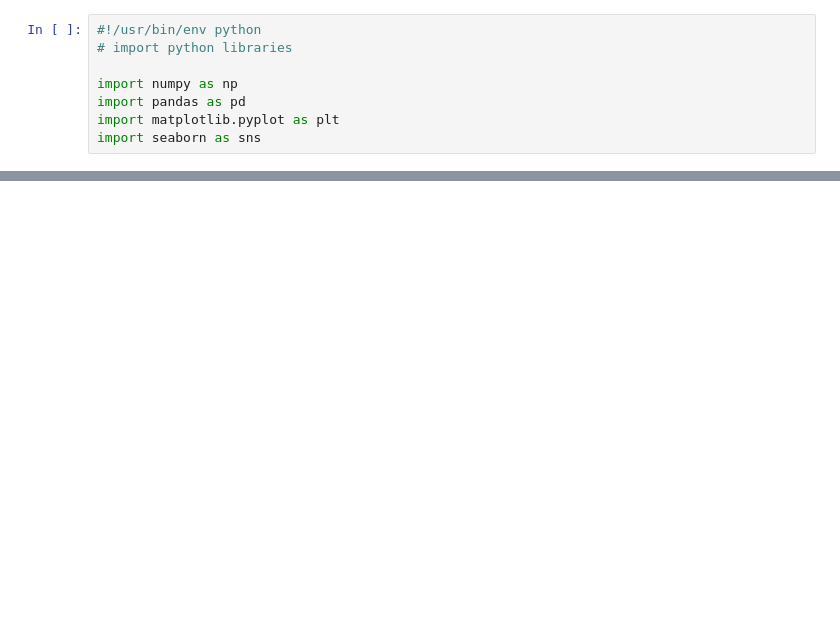
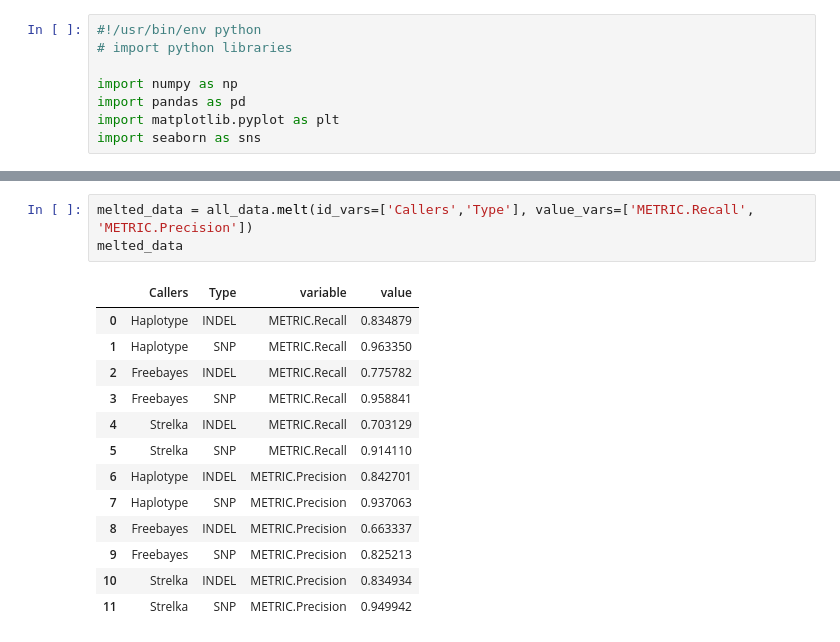
Before and after one commit to Clinical-Genomics/BALSAMIC_validate, a Jupyter notebook: germline-variants/germline-validation.ipynb, the cells around one changed output, grey strips where cells are left out. Cells and saved outputs as stored; diff of their text form; blank space fills up the shorter version.

```diff
--- a/germline-variants/germline-validation.ipynb
+++ b/germline-variants/germline-validation.ipynb
@@ -49,0 +52,17 @@ plt.savefig('scatter_plot.png', bbox_inches="tight")
+# %%
+melted_data = all_data.melt(id_vars=['Callers','Type'], value_vars=['METRIC.Recall', 'METRIC.Precision'])
+melted_data
+# %% [output]
+|  | Callers | Type | variable | value |
+| 0 | Haplotype | INDEL | METRIC.Recall | 0.834879 |
+| 1 | Haplotype | SNP | METRIC.Recall | 0.963350 |
+| 2 | Freebayes | INDEL | METRIC.Recall | 0.775782 |
+| 3 | Freebayes | SNP | METRIC.Recall | 0.958841 |
+| 4 | Strelka | INDEL | METRIC.Recall | 0.703129 |
+| 5 | Strelka | SNP | METRIC.Recall | 0.914110 |
+| 6 | Haplotype | INDEL | METRIC.Precision | 0.842701 |
+| 7 | Haplotype | SNP | METRIC.Precision | 0.937063 |
+| 8 | Freebayes | INDEL | METRIC.Precision | 0.663337 |
+| 9 | Freebayes | SNP | METRIC.Precision | 0.825213 |
+| 10 | Strelka | INDEL | METRIC.Precision | 0.834934 |
+| 11 | Strelka | SNP | METRIC.Precision | 0.949942 |
```
Also changed, not shown: parts of 2 cells of this notebook, 9 other files.
